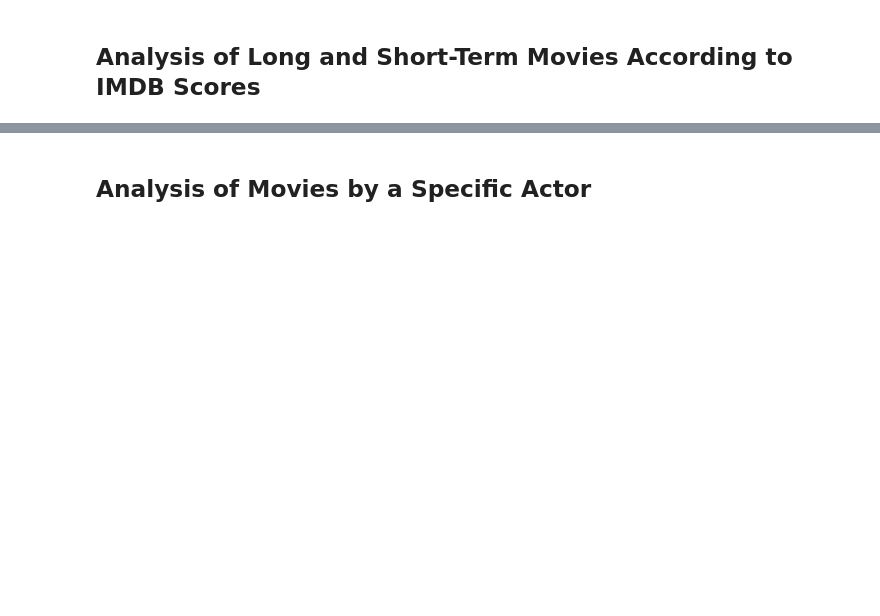
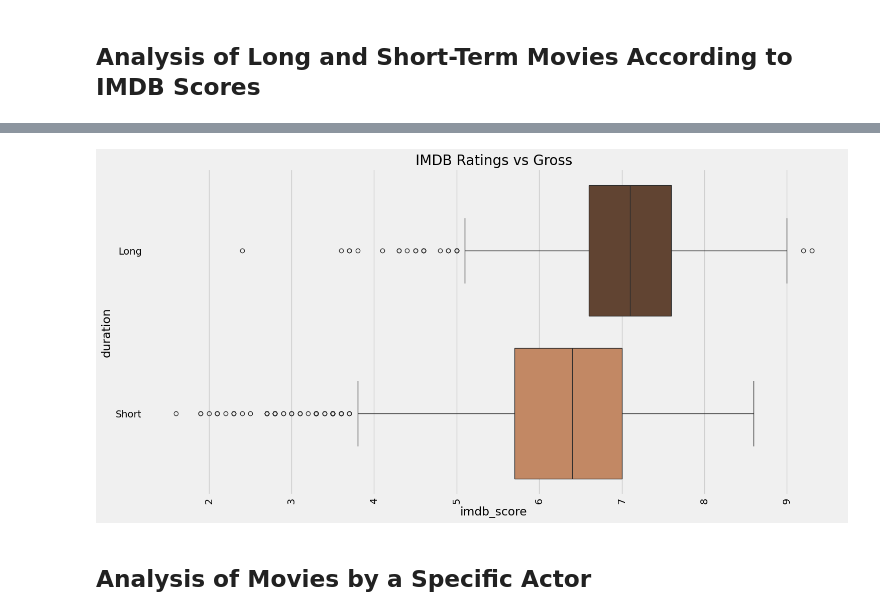
Before and after one commit to ayaramis/DataScience, a Jupyter notebook: recommendation_system/Movie Dataset EDA & Recommendation Engine 13.03.2024.ipynb, the cells around one changed output, grey strips where cells are left out. Drawn from its saved outputs; the diff is of its cells as text; code cells hidden in the pictures; blank space fills up the shorter version.

```diff
--- a/recommendation_system/Movie Dataset EDA & Recommendation Engine 13.03.2024.ipynb
+++ b/recommendation_system/Movie Dataset EDA & Recommendation Engine 13.03.2024.ipynb
@@ -525,2 +605,9 @@ display(data[data['Profit'] < -2000][[
+# %%
+sns.boxplot(x='imdb_score', y='duration', data=data, palette='copper')
+plt.title('IMDB Ratings vs Gross', fontsize=20)
+plt.xticks(rotation=90)
+plt.show()
+# %% [output]
+[figure, added]
 # %% [markdown]
 ## Analysis of Movies by a Specific Actor
```
Also changed, not shown: parts of 18 cells of this notebook.
